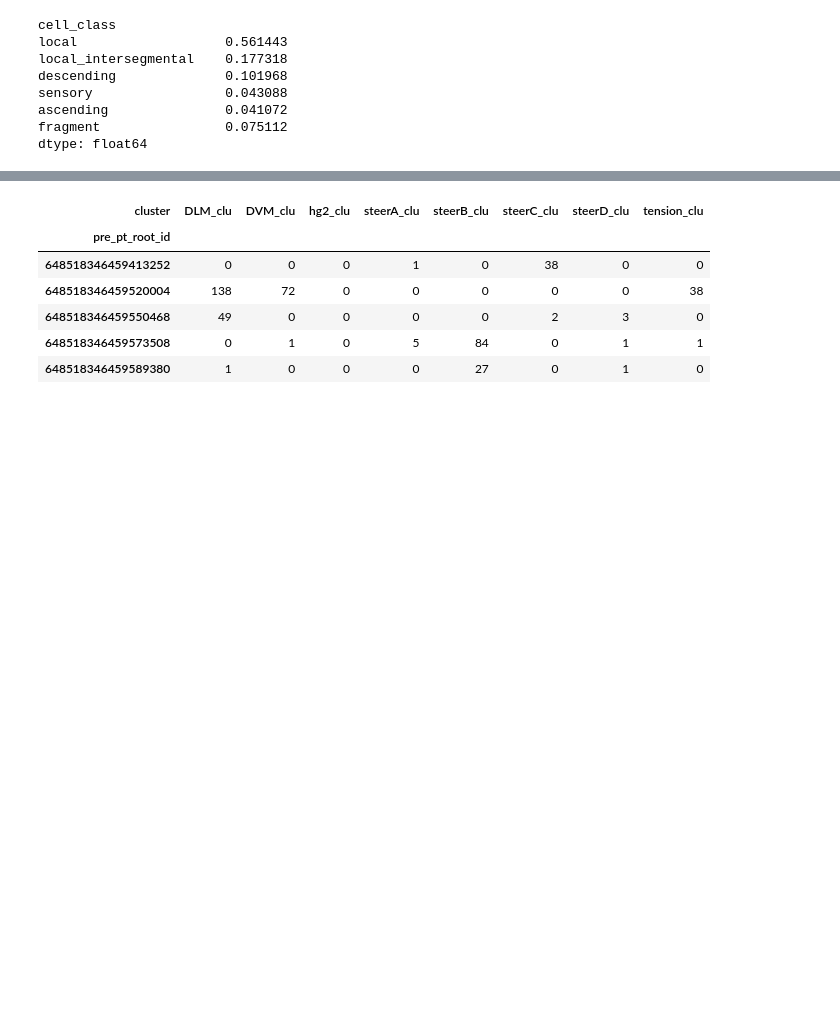
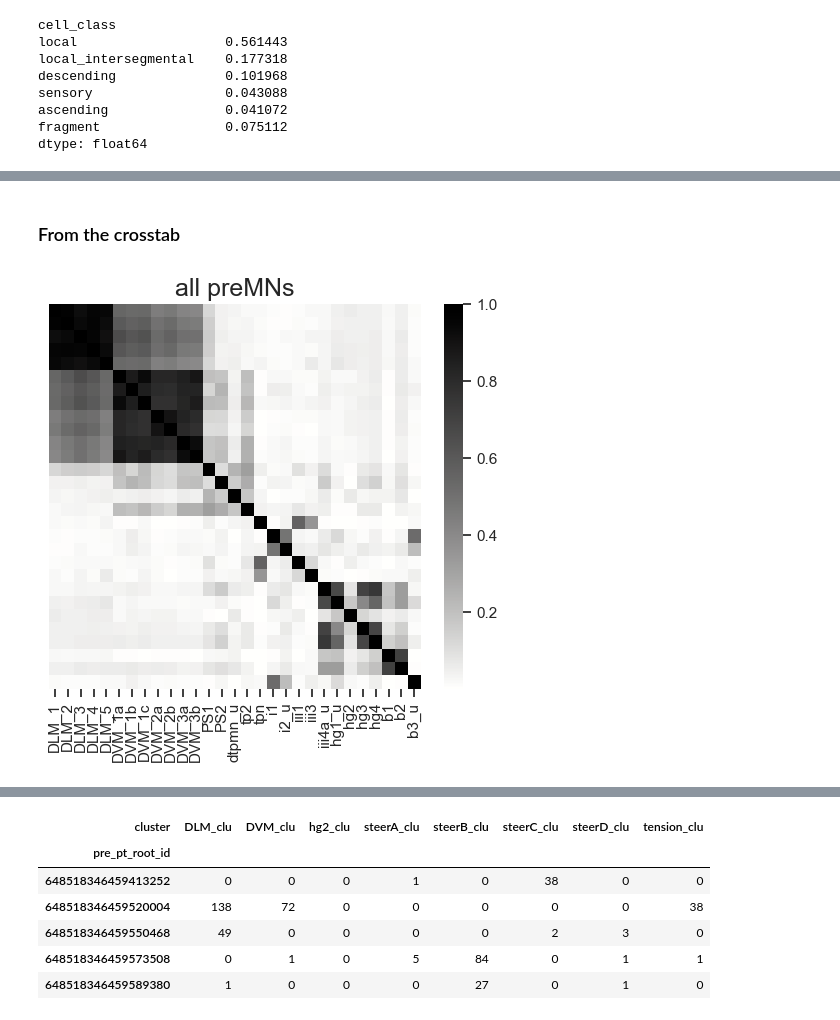
Before and after one commit to tuthill-lab/Lesser_Azevedo_2023, a Jupyter notebook: plot_from_pkl.ipynb, the cells around one changed output, grey strips where cells are left out. Cells and saved outputs as stored; diff of their text form; code cells hidden in the pictures; blank space fills up the shorter version.

```diff
--- a/plot_from_pkl.ipynb
+++ b/plot_from_pkl.ipynb
@@ -174,0 +207,12 @@ adj_ordered = adj.iloc[:,clustered_order]
+# %%
+adj_cols = adj.columns.to_frame().reset_index(drop=True)
+adj_cols = adj_cols.merge(properties_df,'left',left_on='post_pt_root_id',right_on='MN_id')
+adj_from_xtab_df = adj.copy()
+adj_from_xtab_df.columns = adj_cols['MN_label']
+adj_from_xtab_df.head()
+print(adj_from_xtab_df.shape)
+if any('PSn_u' in column for column in adj_from_xtab_df.columns):
+    # wing_premn_to_mn_df = wing_premn_to_mn_df.loc[(All,All,All,'local',All)]
+    adj_from_xtab_df = adj_from_xtab_df.drop(['PSn_u'], axis=1)
+    adj_from_xtab_df = adj_from_xtab_df.loc[adj_from_xtab_df.sum(axis=1).to_numpy()>0,:]
+    print(adj_from_xtab_df.shape)
@@ -174,0 +269,20 @@ adj_ordered = adj.iloc[:,clustered_order]
+# %% [markdown]
+### From the crosstab
+# %%
+sim_mat = cosine_similarity(adj_from_xtab_df.to_numpy().transpose())
+
+fig = plt.figure(1, figsize = [6,5])
+cmap = cmocean.cm.gray_r
+ax = sns.heatmap(sim_mat, xticklabels = adj_from_xtab_df.columns.to_list(), yticklabels = '', cmap = cmap)# xticklabels=mn_ids, cmap = cmap)
+cbar = ax.collections[0].colorbar
+ax.xaxis.set_ticks_position('bottom')
+
+plt.xlabel('', fontsize =16)
+plt.title('all preMNs', fontsize = 18)
+
+plt.show()
+
+fig.savefig('./figpanels/cossim_anatomical_order_wing_v604_adj.svg',format='svg')
+np.savetxt('./figpanels/cossim_anatomical_data_v604_adj.csv', sim_mat, delimiter=',')
+# %% [output]
+[figure, added]
```
Also changed, not shown: parts of 20 cells of this notebook, 4 other files.
